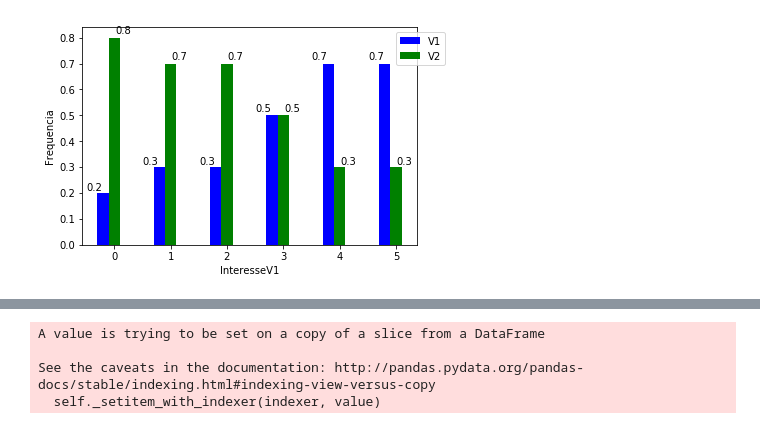
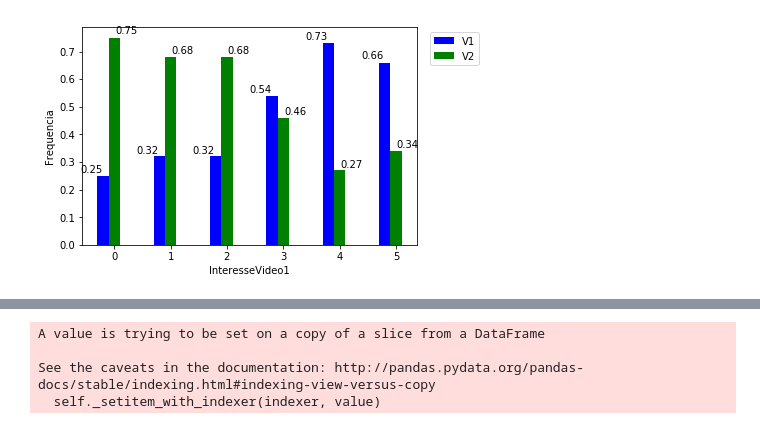
Before and after one commit to mateussnogs/analise_qose_2, a Jupyter notebook: analise_qose.ipynb, the cells around one changed output, grey strips where cells are left out. Drawn from its saved outputs; the diff is of its cells as text; code cells hidden in the pictures.

```diff
--- a/analise_qose.ipynb
+++ b/analise_qose.ipynb
@@ -92,8 +92,8 @@ feedbacks_stress.describe()
 # grafico (interessev1 x preferencia/escolha usuario)
 
 counts = feedbacks_stress.groupby(['interesse1','num_video_preferido'], as_index=False).size().unstack(fill_value=0).reset_index()
-counts['V1_percent'] = round(counts[1]/(counts[1]+counts[2]), 1)
-counts['V2_percent'] = round(counts[2]/(counts[1]+counts[2]), 1)
+counts['V1_percent'] = round(counts[1]/(counts[1]+counts[2]), 2)
+counts['V2_percent'] = round(counts[2]/(counts[1]+counts[2]), 2)
 
 ax = plt.subplot()
 b1 = ax.bar(counts['interesse1']-0.2, counts['V1_percent'],width=0.2,color='b',align='center')
@@ -106,39 +106,39 @@ leg = plt.legend((b1[0], b2[0]), ('V1', 'V2'), loc = 'upper right')
 bb = leg.get_bbox_to_anchor().inverse_transformed(ax.transAxes)
 
 # Change to location of the legend.
-xOffset = 0.1
+xOffset = 0.2
 bb.x0 += xOffset
 bb.x1 += xOffset
 
 leg.set_bbox_to_anchor(bb, transform = ax.transAxes)
 
 plt.ylabel('Frequencia')
-plt.xlabel('InteresseV1')
+plt.xlabel('InteresseVideo1')
 
 
 def autolabel(rects, xpos='center'):
     """
     Attach a text label above each bar in *rects*, displaying its height.
 
     *xpos* indicates which side to place the text w.r.t. the center of
     the bar. It can be one of the following {'center', 'right', 'left'}.
     """
 
     xpos = xpos.lower()  # normalize the case of the parameter
     ha = {'center': 'center', 'right': 'left', 'left': 'right'}
     offset = {'center': 0.5, 'right': 0.57, 'left': 0.43}  # x_txt = x + w*off
 
     for rect in rects:
         height = rect.get_height()
         ax.text(rect.get_x() + rect.get_width()*offset[xpos], 1.01*height,
                 '{}'.format(height), ha=ha[xpos], va='bottom')
 
 
 autolabel(b1, "left")
 autolabel(b2, "right")
 plt.show()
 # %% [output]
-[figure, old version]
+[figure, new version]
 # %%
 #Arvore de decisao
 def arvore(feedbacks, stress=False):
```
Also changed, not shown: parts of 7 cells of this notebook.
